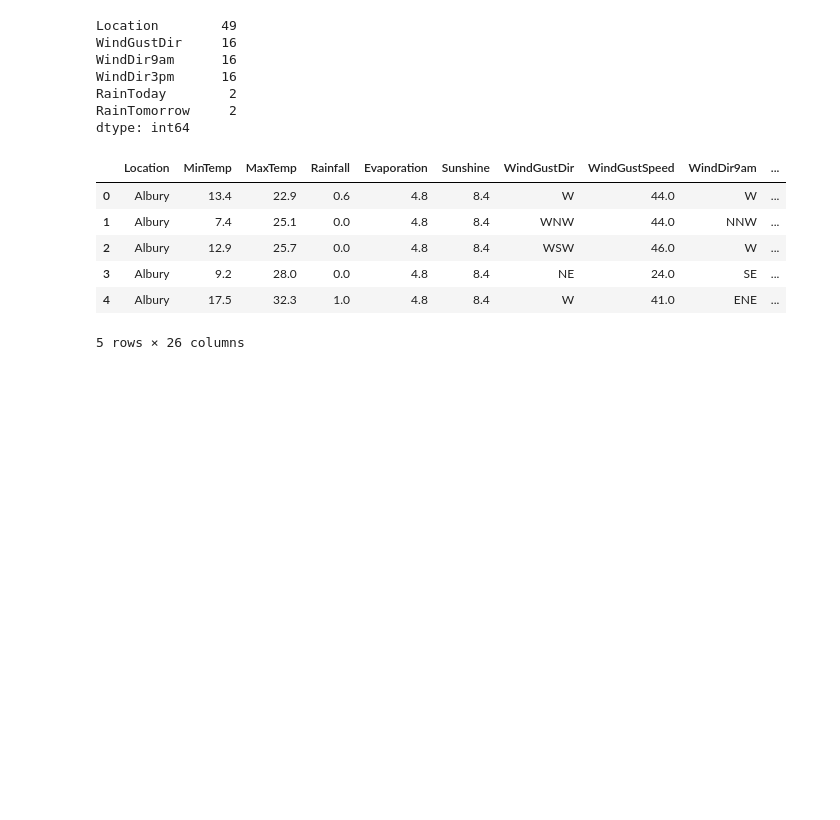
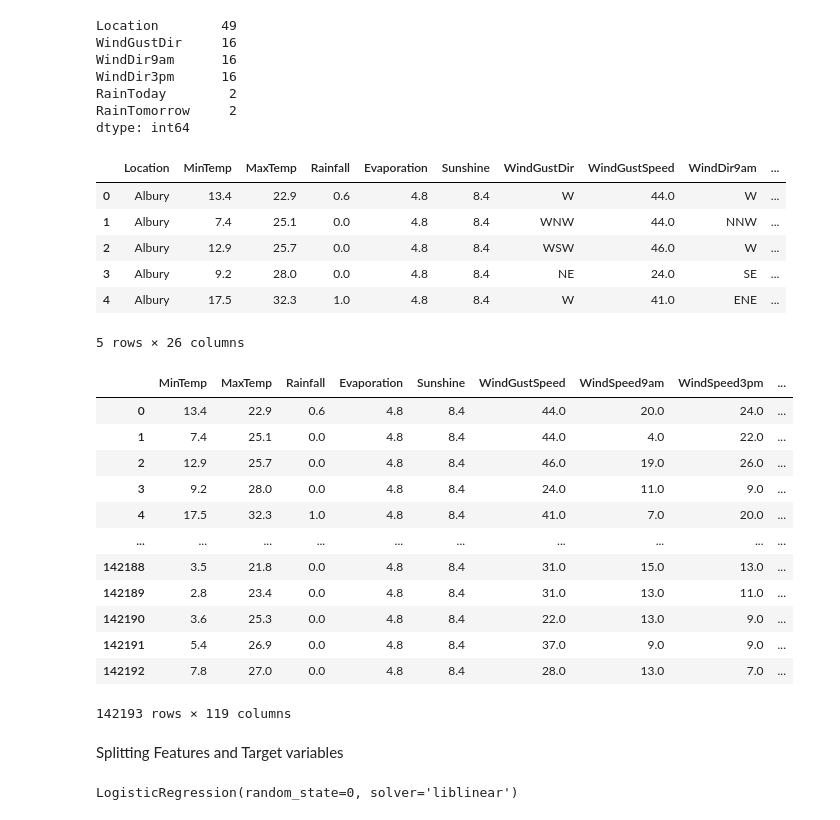
Before and after one commit to hamada-SOS/Weather_Log_reg, a Jupyter notebook: weather_classification.ipynb, the cells around one changed output. Drawn from its saved outputs; the diff is of its cells as text; code cells hidden in the pictures; blank space fills up the shorter version.

```diff
--- a/weather_classification.ipynb
+++ b/weather_classification.ipynb
@@ -438,3 +438,27 @@ w_df.head()
 | 3 | Albury | 9.2 | 28.0 | 0.0 | 4.8 | 8.4 | NE | 24.0 | SE | ... |
 | 4 | Albury | 17.5 | 32.3 | 1.0 | 4.8 | 8.4 | W | 41.0 | ENE | ... |
 5 rows × 26 columns
+# %%
+df_nonull = pd.concat([w_df[numerical], w_df[['RainToday_0', 'RainToday_1','RainTomorrow']],
+                    pd.get_dummies(w_df.Location),
+                    pd.get_dummies(w_df.WindGustDir),
+                    pd.get_dummies(w_df.WindDir9am),
+                    pd.get_dummies(w_df.WindDir3pm)], axis=1)
+# %%
+df_nonull
+# %% [output]
+|  | MinTemp | MaxTemp | Rainfall | Evaporation | Sunshine | WindGustSpeed | WindSpeed9am | WindSpeed3pm | ... |
+| 0 | 13.4 | 22.9 | 0.6 | 4.8 | 8.4 | 44.0 | 20.0 | 24.0 | ... |
+| 1 | 7.4 | 25.1 | 0.0 | 4.8 | 8.4 | 44.0 | 4.0 | 22.0 | ... |
+| 2 | 12.9 | 25.7 | 0.0 | 4.8 | 8.4 | 46.0 | 19.0 | 26.0 | ... |
+| 3 | 9.2 | 28.0 | 0.0 | 4.8 | 8.4 | 24.0 | 11.0 | 9.0 | ... |
+| 4 | 17.5 | 32.3 | 1.0 | 4.8 | 8.4 | 41.0 | 7.0 | 20.0 | ... |
+| ... | ... | ... | ... | ... | ... | ... | ... | ... | ... |
+| 142188 | 3.5 | 21.8 | 0.0 | 4.8 | 8.4 | 31.0 | 15.0 | 13.0 | ... |
+| 142189 | 2.8 | 23.4 | 0.0 | 4.8 | 8.4 | 31.0 | 13.0 | 11.0 | ... |
+| 142190 | 3.6 | 25.3 | 0.0 | 4.8 | 8.4 | 22.0 | 13.0 | 9.0 | ... |
+| 142191 | 5.4 | 26.9 | 0.0 | 4.8 | 8.4 | 37.0 | 9.0 | 9.0 | ... |
+| 142192 | 7.8 | 27.0 | 0.0 | 4.8 | 8.4 | 28.0 | 13.0 | 7.0 | ... |
+142193 rows × 119 columns
+# %% [markdown]
+Splitting Features and Target variables
@@ -440,0 +481,12 @@ w_df.head()
+# %%
+from sklearn.linear_model import LogisticRegression
+
+
+# Initiate the model
+logreg = LogisticRegression(solver='liblinear', random_state=0)
+
+
+# fit the logistic regression model to the training data
+logreg.fit(X_train, y_train)
+# %% [output]
+LogisticRegression(random_state=0, solver='liblinear')
```
Also changed, not shown: parts of 9 cells of this notebook.
